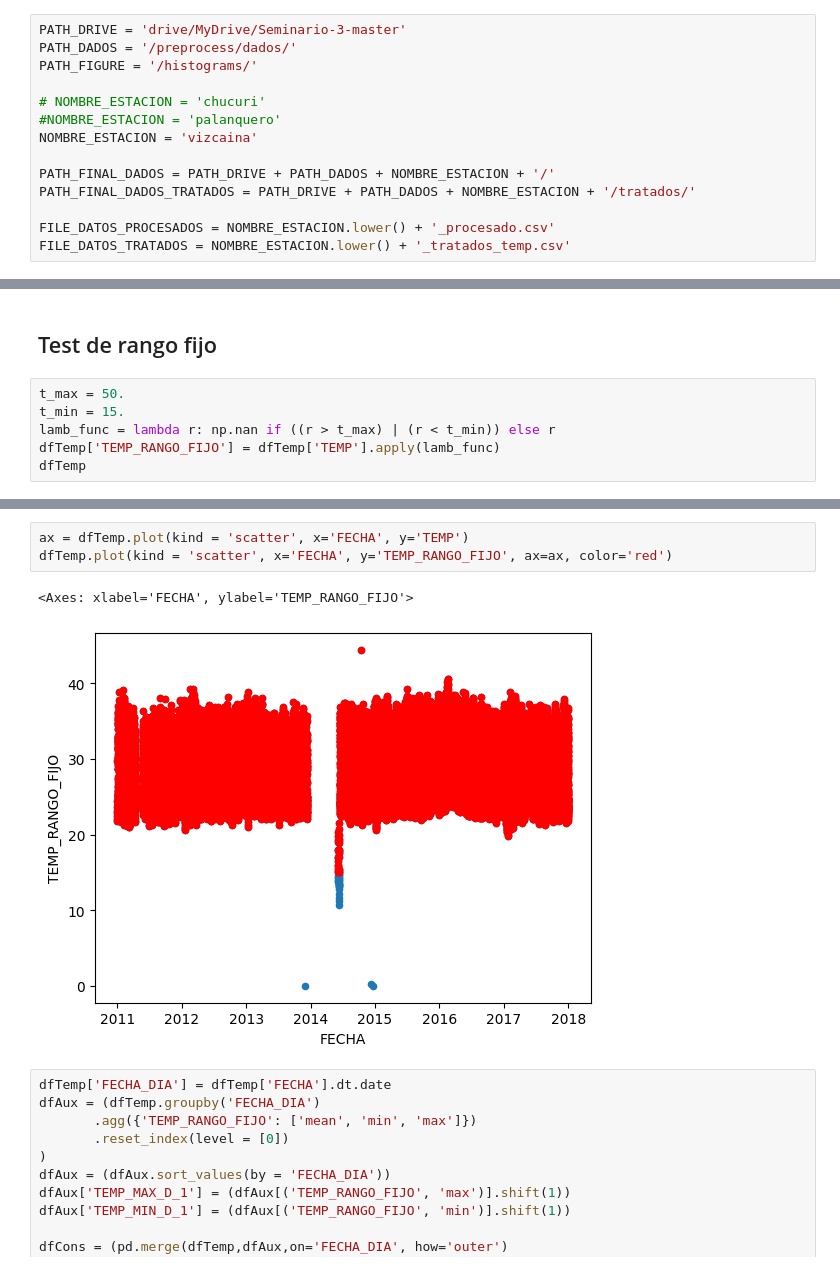
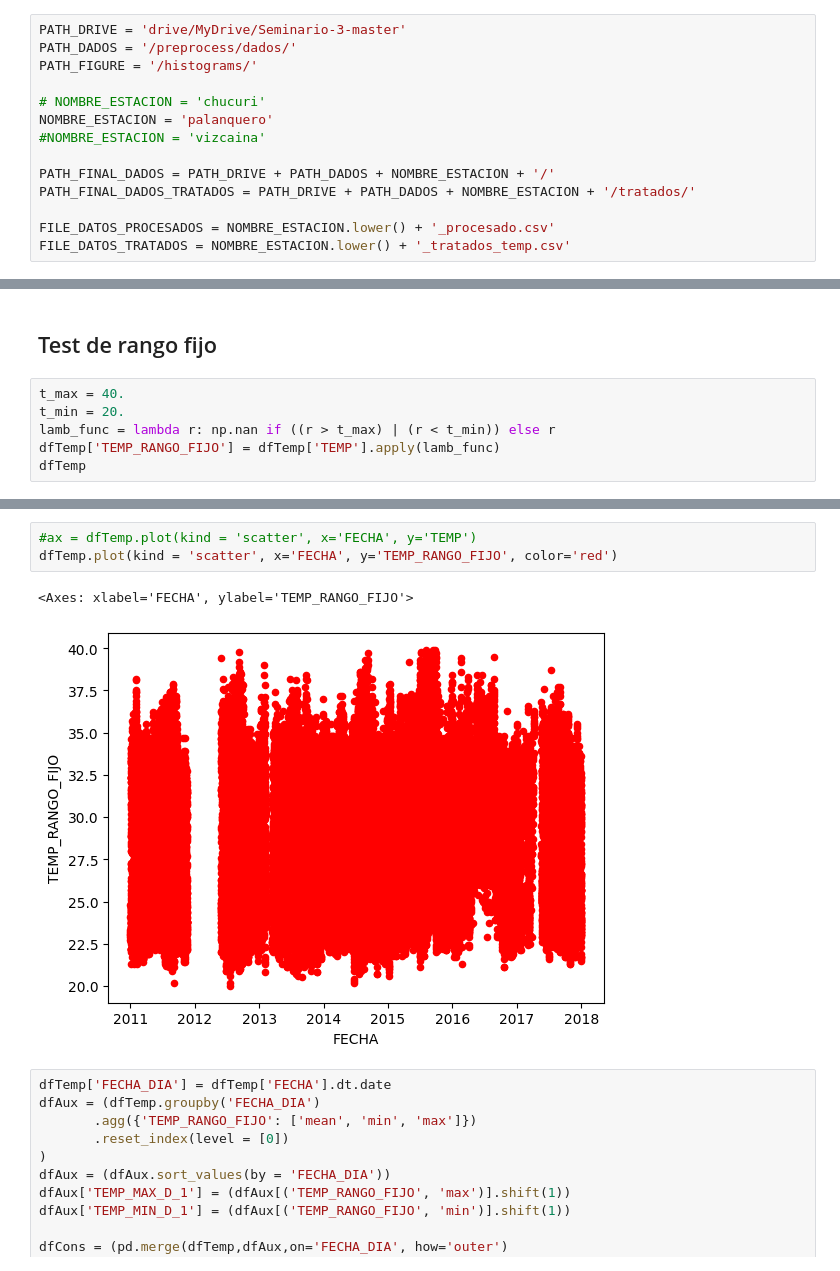
Before and after one commit to chris051091/Tesis_Maestr-a, a Jupyter notebook: preprocess/src/Testeo Temperatura.ipynb, the cells around one changed output, grey strips where cells are left out. Drawn from its saved outputs; the diff is of its cells as text.

```diff
--- a/preprocess/src/Testeo Temperatura.ipynb
+++ b/preprocess/src/Testeo Temperatura.ipynb
@@ -34,8 +34,8 @@ PATH_DADOS = '/preprocess/dados/'
 PATH_FIGURE = '/histograms/'
 
 # NOMBRE_ESTACION = 'chucuri'
-#NOMBRE_ESTACION = 'palanquero'
-NOMBRE_ESTACION = 'vizcaina'
+NOMBRE_ESTACION = 'palanquero'
+#NOMBRE_ESTACION = 'vizcaina'
 
 PATH_FINAL_DADOS = PATH_DRIVE + PATH_DADOS + NOMBRE_ESTACION + '/'
 PATH_FINAL_DADOS_TRATADOS = PATH_DRIVE + PATH_DADOS + NOMBRE_ESTACION + '/tratados/'
@@ -69,8 +69,8 @@ dfTemp
 # %% [markdown]
 ## Test de rango fijo
 # %%
-t_max = 50.
-t_min = 15.
+t_max = 40.
+t_min = 20.
 lamb_func = lambda r: np.nan if ((r > t_max) | (r < t_min)) else r
 dfTemp['TEMP_RANGO_FIJO'] = dfTemp['TEMP'].apply(lamb_func)
 dfTemp
@@ -91,9 +91,9 @@ dfTemp
 # %%
-ax = dfTemp.plot(kind = 'scatter', x='FECHA', y='TEMP')
-dfTemp.plot(kind = 'scatter', x='FECHA', y='TEMP_RANGO_FIJO', ax=ax, color='red')
+#ax = dfTemp.plot(kind = 'scatter', x='FECHA', y='TEMP')
+dfTemp.plot(kind = 'scatter', x='FECHA', y='TEMP_RANGO_FIJO', color='red')
 # %% [output]
 <Axes: xlabel='FECHA', ylabel='TEMP_RANGO_FIJO'>
-[figure, old version]
+[figure, new version]
 # %%
 dfTemp['FECHA_DIA'] = dfTemp['FECHA'].dt.date
 dfAux = (dfTemp.groupby('FECHA_DIA')
```
Also changed, not shown: parts of 16 cells of this notebook.
